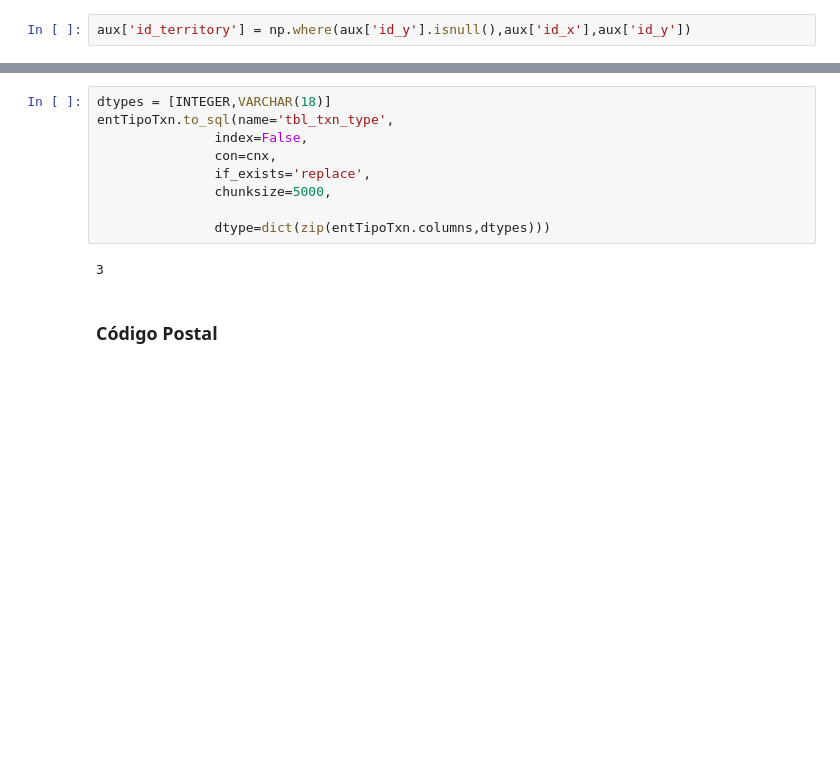
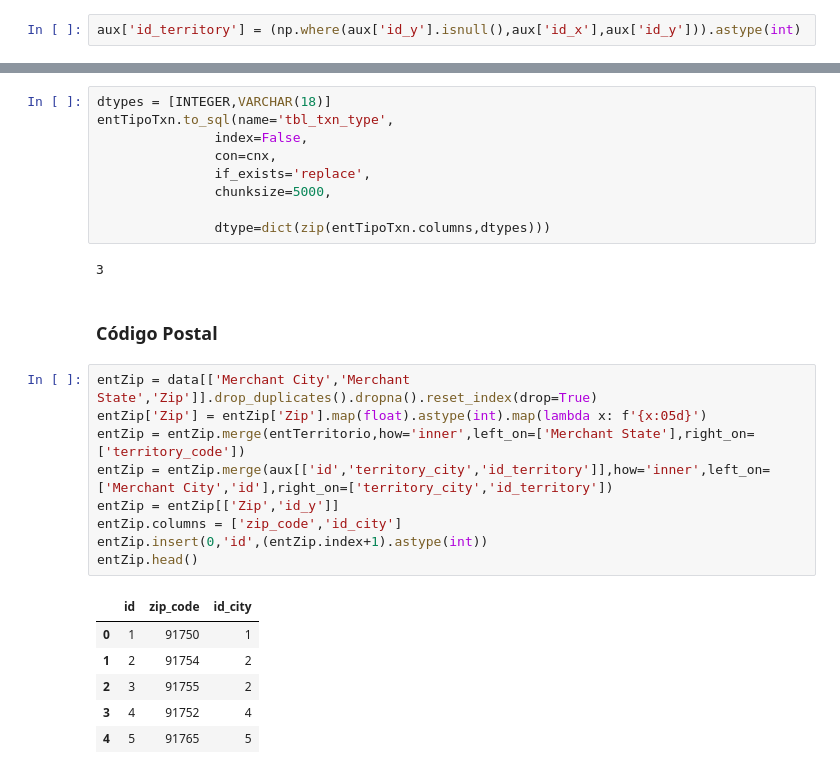
Before and after one commit to JGFuentesC/tsc_2024_1, a Jupyter notebook: practicas/Ejercicio TDC IBM/IBM.ipynb, the cells around one changed output, grey strips where cells are left out. Drawn from its saved outputs; the diff is of its cells as text; blank space fills up the shorter version.

```diff
--- a/practicas/Ejercicio TDC IBM/IBM.ipynb
+++ b/practicas/Ejercicio TDC IBM/IBM.ipynb
@@ -106,7 +108,7 @@ aux.tail()
 | 20327 | Buskirk | NY | NaN | NaN | 4.0 | NY | ... |
 | 20328 | Mooers | NY | NaN | NaN | 4.0 | NY | ... |
 # %%
-aux['id_territory'] = np.where(aux['id_y'].isnull(),aux['id_x'],aux['id_y'])
+aux['id_territory'] = (np.where(aux['id_y'].isnull(),aux['id_x'],aux['id_y'])).astype(int)
 # %%
 aux = aux[['id_territory','territory_city']].dropna().reset_index(drop=True)
 aux.insert(0,'id',aux.index+1)
@@ -146,3 +148,19 @@ entTipoTxn.to_sql(name='tbl_txn_type',
 3
 # %% [markdown]
 ### Código Postal
+# %%
+entZip = data[['Merchant City','Merchant State','Zip']].drop_duplicates().dropna().reset_index(drop=True)
+entZip['Zip'] = entZip['Zip'].map(float).astype(int).map(lambda x: f'{x:05d}')
+entZip = entZip.merge(entTerritorio,how='inner',left_on=['Merchant State'],right_on=['territory_code'])
+entZip = entZip.merge(aux[['id','territory_city','id_territory']],how='inner',left_on=['Merchant City','id'],right_on=['territory_city','id_territory'])
+entZip = entZip[['Zip','id_y']]
+entZip.columns = ['zip_code','id_city']
+entZip.insert(0,'id',(entZip.index+1).astype(int))
+entZip.head()
+# %% [output]
+|  | id | zip_code | id_city |
+| 0 | 1 | 91750 | 1 |
+| 1 | 2 | 91754 | 2 |
+| 2 | 3 | 91755 | 2 |
+| 3 | 4 | 91752 | 4 |
+| 4 | 5 | 91765 | 5 |
```
Also changed, not shown: parts of 27 cells of this notebook.
